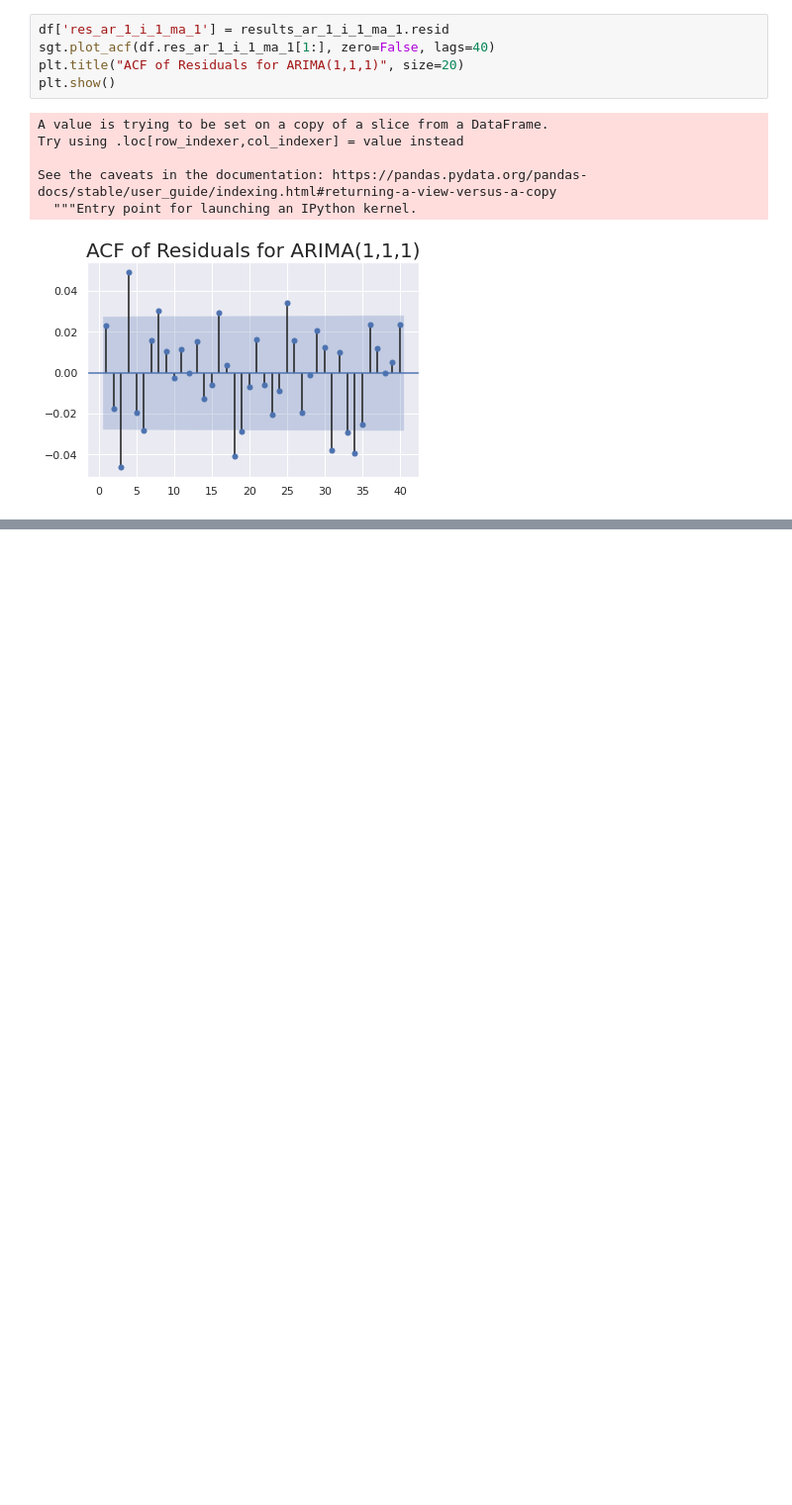
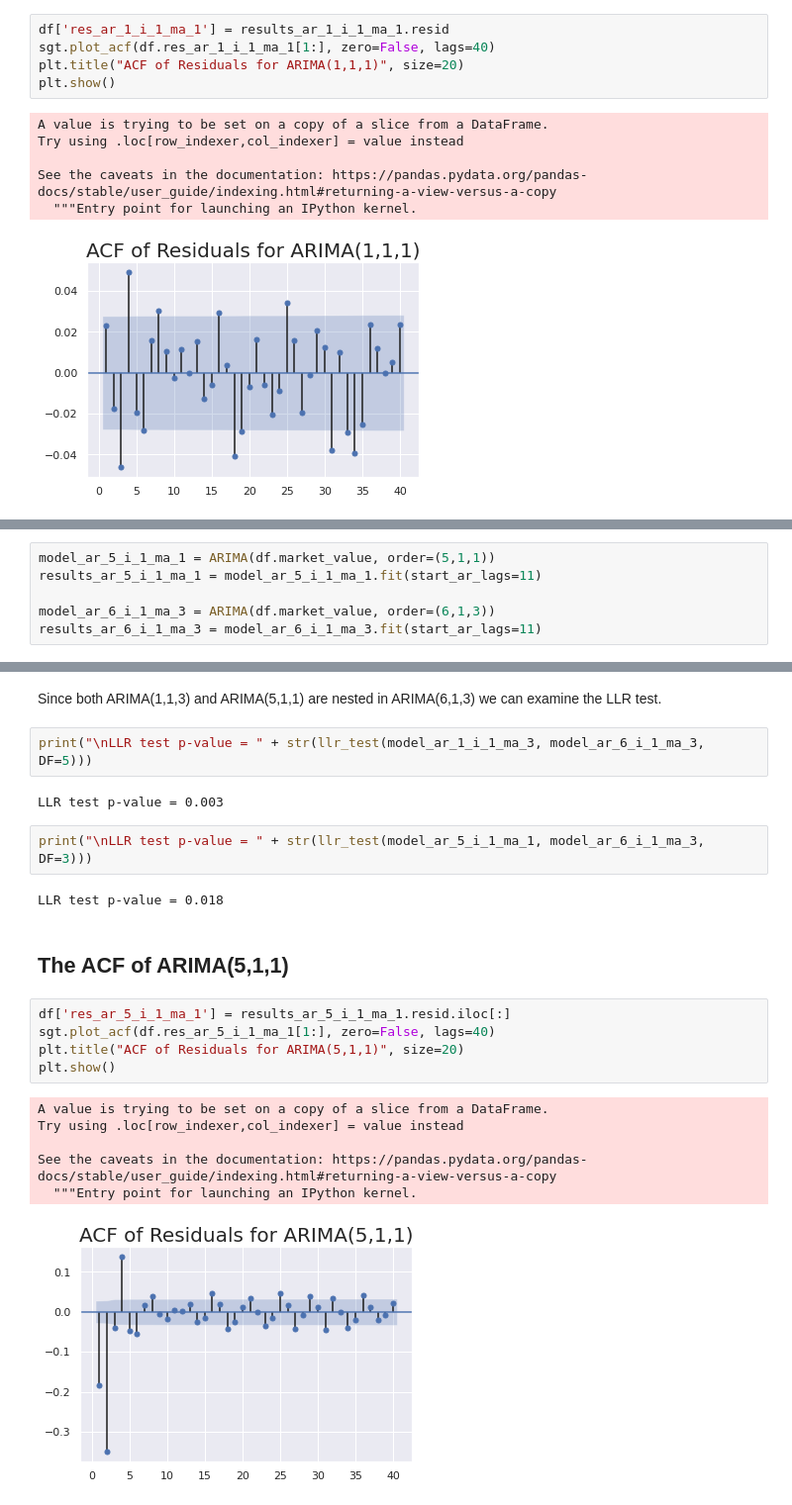
Before and after one commit to Priyo-prog/Time-series-analysis, a Jupyter notebook: The ARIMA Model/the_arima_model.ipynb, the cells around one changed output, grey strips where cells are left out. Shown at 99% size. Drawn from its saved outputs; the diff is of its cells as text; blank space fills up the shorter version.

```diff
--- a/The ARIMA Model/the_arima_model.ipynb
+++ b/The ARIMA Model/the_arima_model.ipynb
@@ -154,0 +214,6 @@ See the caveats in the documentation: https://pandas.pydata.org/pandas-docs/stab
+# %%
+model_ar_5_i_1_ma_1 = ARIMA(df.market_value, order=(5,1,1))
+results_ar_5_i_1_ma_1 = model_ar_5_i_1_ma_1.fit(start_ar_lags=11)
+
+model_ar_6_i_1_ma_3 = ARIMA(df.market_value, order=(6,1,3))
+results_ar_6_i_1_ma_3 = model_ar_6_i_1_ma_3.fit(start_ar_lags=11)
@@ -154,0 +230,24 @@ See the caveats in the documentation: https://pandas.pydata.org/pandas-docs/stab
+# %% [markdown]
+Since both ARIMA(1,1,3) and ARIMA(5,1,1) are nested in ARIMA(6,1,3) we can examine the LLR test.
+# %%
+print("\nLLR test p-value = " + str(llr_test(model_ar_1_i_1_ma_3, model_ar_6_i_1_ma_3, DF=5)))
+# %% [output]
+LLR test p-value = 0.003
+# %%
+print("\nLLR test p-value = " + str(llr_test(model_ar_5_i_1_ma_1, model_ar_6_i_1_ma_3, DF=3)))
+# %% [output]
+LLR test p-value = 0.018
+# %% [markdown]
+## The ACF of ARIMA(5,1,1)
+# %%
+df['res_ar_5_i_1_ma_1'] = results_ar_5_i_1_ma_1.resid.iloc[:]
+sgt.plot_acf(df.res_ar_5_i_1_ma_1[1:], zero=False, lags=40)
+plt.title("ACF of Residuals for ARIMA(5,1,1)", size=20)
+plt.show()
+# %% [output]
+A value is trying to be set on a copy of a slice from a DataFrame.
+Try using .loc[row_indexer,col_indexer] = value instead
+
+See the caveats in the documentation: https://pandas.pydata.org/pandas-docs/stable/user_guide/indexing.html#returning-a-view-versus-a-copy
+  """Entry point for launching an IPython kernel.
+[figure, added]
```
Also changed, not shown: parts of 12 cells of this notebook.
